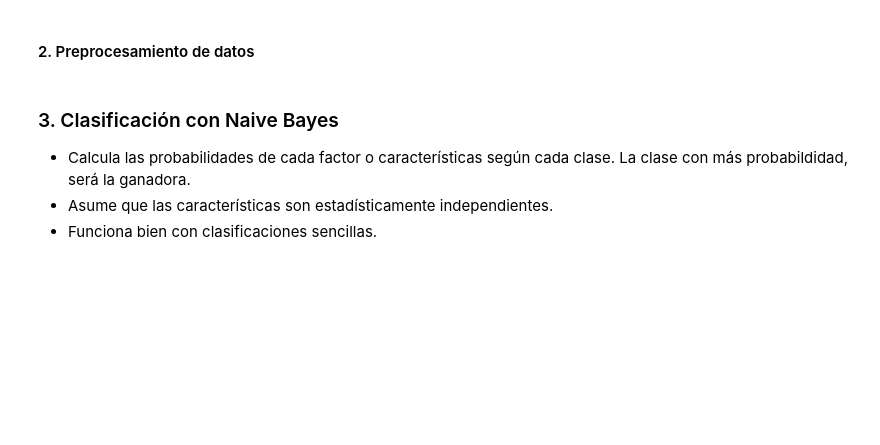
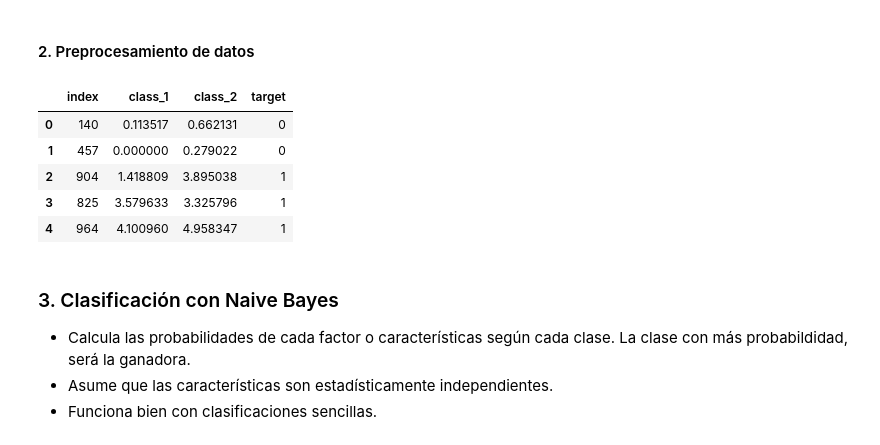
Before and after one commit to viorbe20/ai-machine-learning-systems, a Jupyter notebook: ej2-naive-bayes-knn.ipynb, the cells around one changed output. Drawn from its saved outputs; the diff is of its cells as text; code cells hidden in the pictures; blank space fills up the shorter version.

```diff
--- a/ej2-naive-bayes-knn.ipynb
+++ b/ej2-naive-bayes-knn.ipynb
@@ -18,8 +18,8 @@
 import pandas as pd
 import numpy as np
 
-data = pd.read_csv("data/data2.csv")
-data.head()
+df_classes = pd.read_csv("data/data2.csv")
+df_classes.head()
 # %% [output]
 |  | Feature_1 | Feature_2 | Label |
 | 0 | 0.496714 | 0.000000 | 0.0 |
@@ -42,3 +43,19 @@ X_train, X_test, y_train, y_test = train_test_split(X, y, test_size=0.4, random_
+# %%
+from sklearn.model_selection import train_test_split
+
+# División el conjunto de datos en train y test en un porcentaje de 2/3 vs 1/3
+TEST_SIZE = 0.33
+train, test = train_test_split(df_classes, test_size= TEST_SIZE)
+train.reset_index(inplace = True)
+test.reset_index(inplace = True)
+train.head()
+# %% [output]
+|  | index | class_1 | class_2 | target |
+| 0 | 140 | 0.113517 | 0.662131 | 0 |
+| 1 | 457 | 0.000000 | 0.279022 | 0 |
+| 2 | 904 | 1.418809 | 3.895038 | 1 |
+| 3 | 825 | 3.579633 | 3.325796 | 1 |
+| 4 | 964 | 4.100960 | 4.958347 | 1 |
 # %% [markdown]
 ### 3. Clasificación con Naive Bayes
 
```
Also changed, not shown: parts of 4 cells of this notebook.
